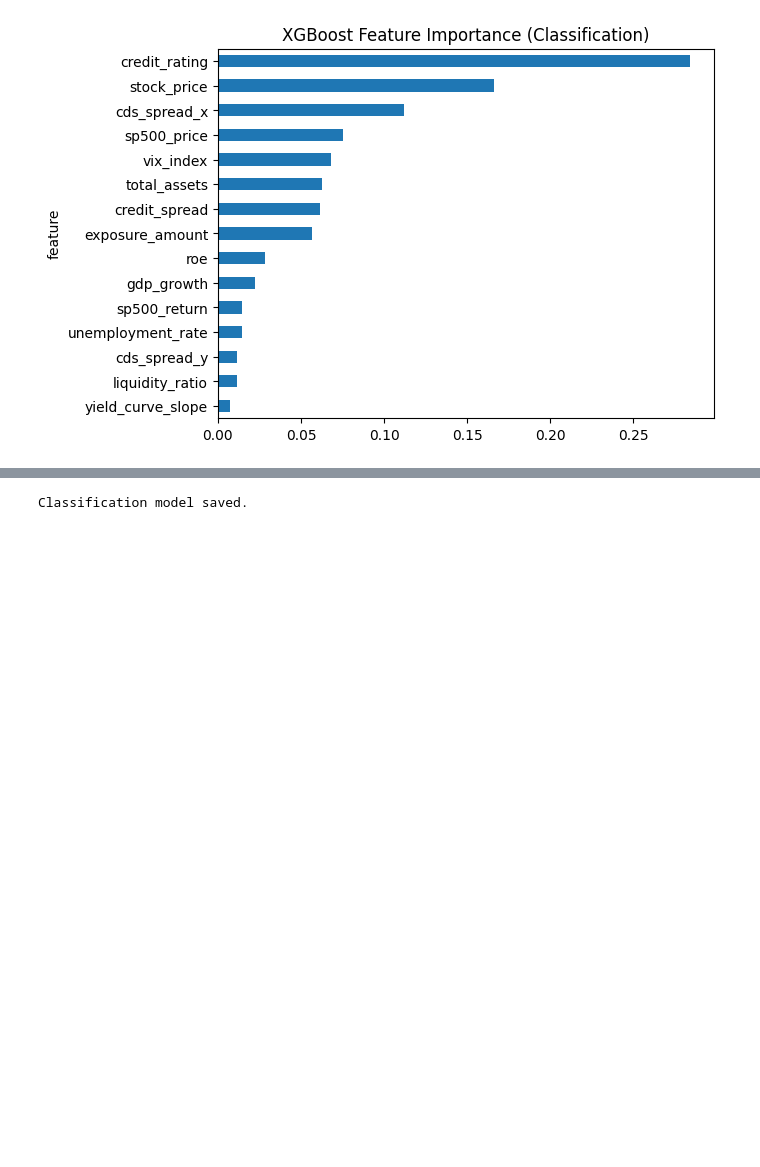
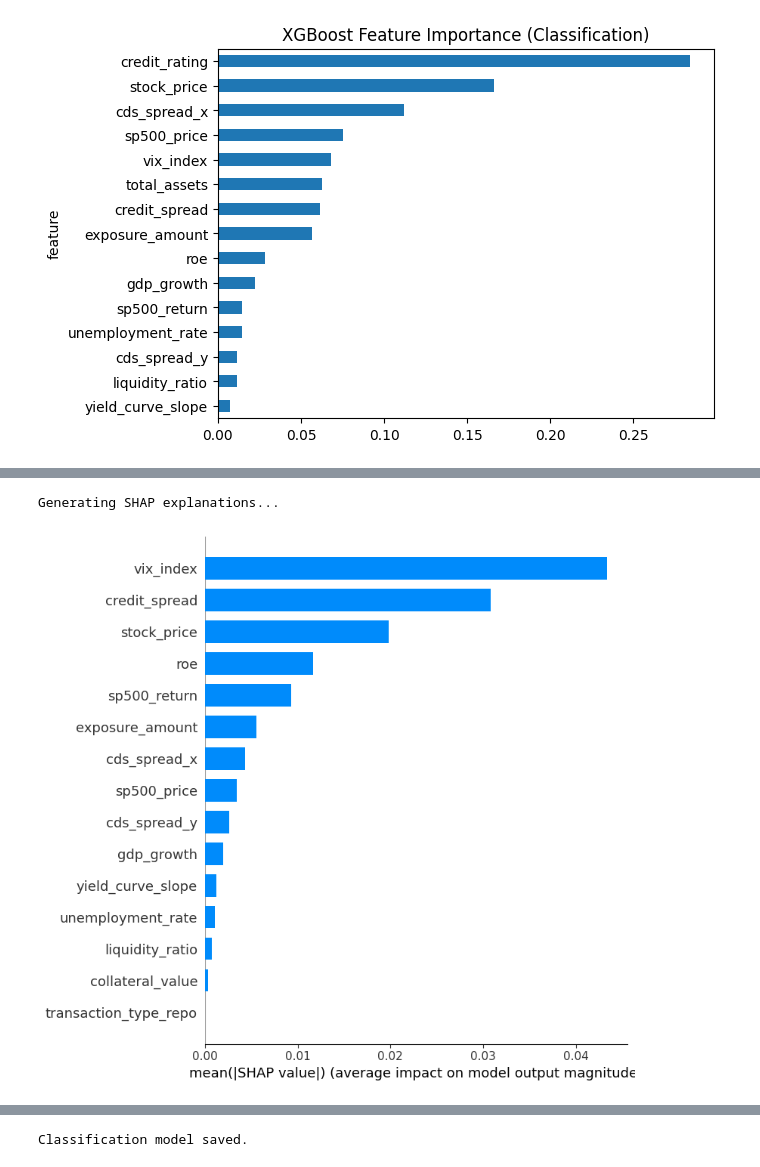
Before and after one commit to AbdenacerKerrouche/Financial-crisis-early-warning, a Jupyter notebook: code/Preprocessing & modeling.ipynb, the cells around one changed output, grey strips where cells are left out. Cells and saved outputs as stored; diff of their text form; code cells hidden in the pictures; blank space fills up the shorter version.

```diff
--- a/code/Preprocessing & modeling.ipynb
+++ b/code/Preprocessing & modeling.ipynb
@@ -27,7 +28,7 @@ crisis_labels.plot(x="date", rot=45)
 <Axes: xlabel='date'>
 [figure]
 # %%
-market_data = pd.read_csv("C:\\Users\\E15\\OneDrive\\Documents\\GitHub\\NEXUS-ModelVerse\\data\\raw\\market_data.csv")
+market_data = pd.read_csv("C:\\Users\\E15\\OneDrive\\Documents\\GitHub\\Financial-crisis-early-warning\\data\\raw\\market_data.csv")
 market_data
 # %% [output]
 |  | date | vix_index | credit_spread | yield_curve_slope | sp500_return | sp500_price | gdp_growth | ... |
@@ -78,7 +79,7 @@ dtype: int64
 train_market_lableled = market_lableled[market_lableled["date"] < "2020-01-01"]
 test_market_lableled = market_lableled[market_lableled["date"] >= "2020-01-01"]
 # %%
-exposures_network = pd.read_csv("C:\\Users\\E15\\OneDrive\\Documents\\GitHub\\NEXUS-ModelVerse\\data\\raw\\exposures_network.csv")
+exposures_network = pd.read_csv("C:\\Users\\E15\\OneDrive\\Documents\\GitHub\\Financial-crisis-early-warning\\data\\raw\\exposures_network.csv")
 exposures_network
 # %% [output]
 |  | date | creditor_id | debtor_id | exposure_amount | collateral_value | cds_spread |
@@ -115,7 +116,7 @@ train_exposures_network_grouped.isnull().sum(),test_exposures_network_grouped.is
 train_market_label_exposure = pd.merge(train_market_lableled, train_exposures_network_grouped, on="date", how="left")
 test_market_label_exposure = pd.merge(test_market_lableled, test_exposures_network_grouped, on="date", how="left")
 # %%
-institution_metrics = pd.read_csv("C:\\Users\\E15\\OneDrive\\Documents/GitHub/NEXUS-ModelVerse\\data\\raw\\institution_metrics.csv")
+institution_metrics = pd.read_csv("C:\\Users\\E15\\OneDrive\\Documents/GitHub/Financial-crisis-early-warning\\data\\raw\\institution_metrics.csv")
 institution_metrics
 # %% [output]
 |  | date | institution_id | institution_type | total_assets | leverage_ratio | liquidity_ratio | roe | ... |
@@ -160,7 +161,7 @@ train_institution_metrics_grouped.isnull().sum(),test_institution_metrics_groupe
 train_market_label_exposure_institution = pd.merge(train_market_label_exposure, train_institution_metrics_grouped, on="date", how="left")
 test_market_label_exposure_institution = pd.merge(test_market_label_exposure, test_institution_metrics_grouped, on="date", how="left")
 # %%
-transactions = pd.read_csv("C:\\Users\\E15\\OneDrive\\Documents/GitHub/NEXUS-ModelVerse\\data\\raw\\transactions.csv")
+transactions = pd.read_csv("C:\\Users\\E15\\OneDrive\\Documents/GitHub/Financial-crisis-early-warning\\data\\raw\\transactions.csv")
 transactions
 # %% [output]
 |  | datetime | from_institution | to_institution | amount | transaction_type |
@@ -787,0 +785,30 @@ plt.show()
+# %%
+print("Generating SHAP explanations...")
+
+X_test_transformed = preprocessor.transform(X_test)
+
+numeric_cols = X_test.select_dtypes(include=['int64', 'float64']).columns
+categorical_cols = X_test.select_dtypes(include=['object', 'category']).columns
+
+ohe = preprocessor.named_transformers_['cat']
+cat_names = ohe.get_feature_names_out(categorical_cols)
+
+feature_names = np.concatenate([numeric_cols, cat_names])
+
+X_test_transformed = pd.DataFrame(
+    X_test_transformed,
+    columns=feature_names
+)
+
+explainer = shap.Explainer(xgb_model.predict_proba, X_test_transformed)
+shap_values = explainer(X_test_transformed)
+
+shap.summary_plot(
+    shap_values[:, :, 1],
+    X_test_transformed,
+    plot_type="bar",
+    max_display=15
+)
+# %% [output]
+Generating SHAP explanations...
+[figure, added]
```
Also changed, not shown: parts of 7 cells of this notebook, 1 other file.
